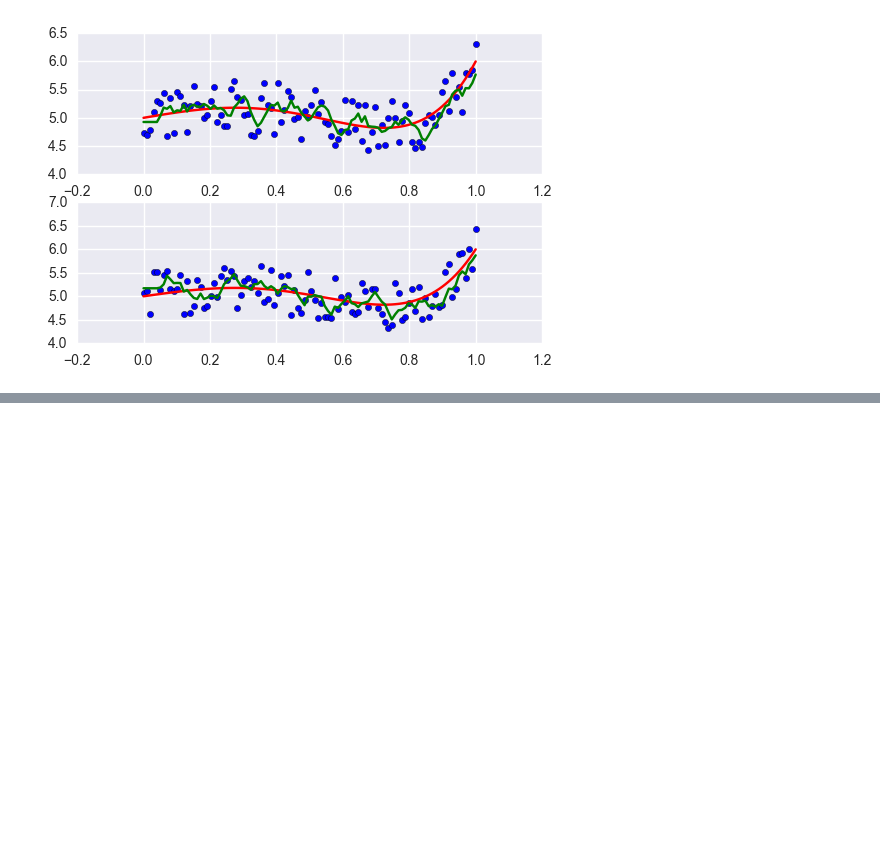
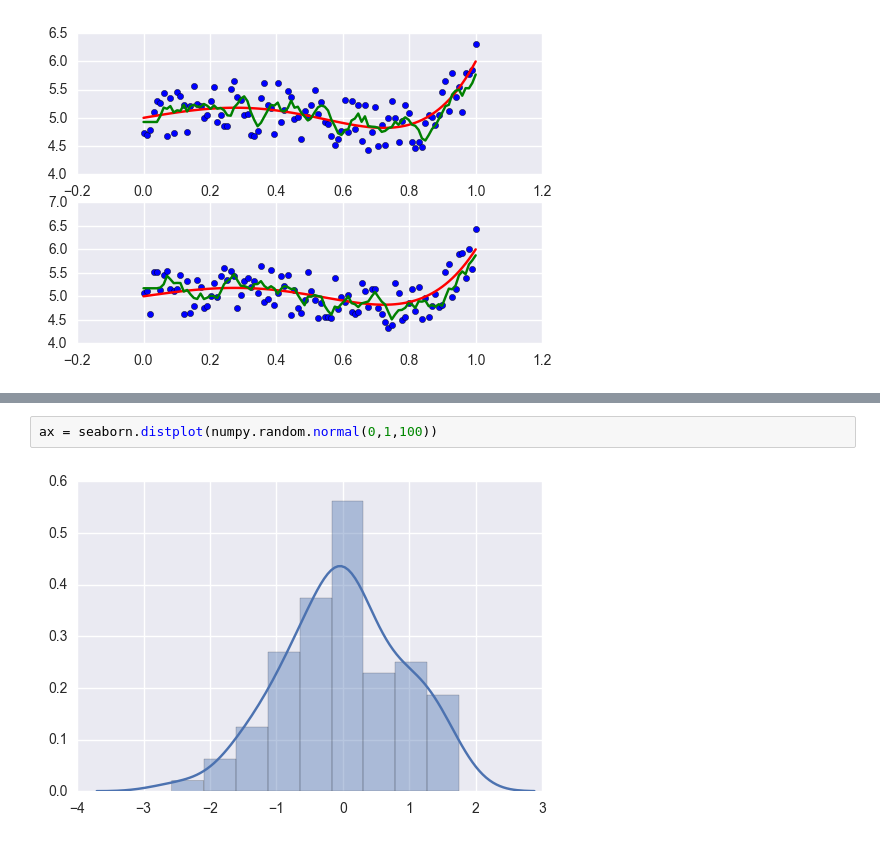
Before and after one commit to edelsonc/edelsonc.github.io, a Jupyter notebook: jupyter_presentation/Nonparametric-Statistics-2017-Statistics-Seminar.ipynb, the cells around one changed output, grey strips where cells are left out. Drawn from its saved outputs; the diff is of its cells as text; blank space fills up the shorter version.

```diff
--- a/jupyter_presentation/Nonparametric-Statistics-2017-Statistics-Seminar.ipynb
+++ b/jupyter_presentation/Nonparametric-Statistics-2017-Statistics-Seminar.ipynb
@@ -162,0 +169,4 @@ kNN_plot_mult([y,y2], y_p, x, k=5)
+# %%
+ax = seaborn.distplot(numpy.random.normal(0,1,100))
+# %% [output]
+[figure, added]
```
Also changed, not shown: parts of 23 cells of this notebook, 3 other files.
